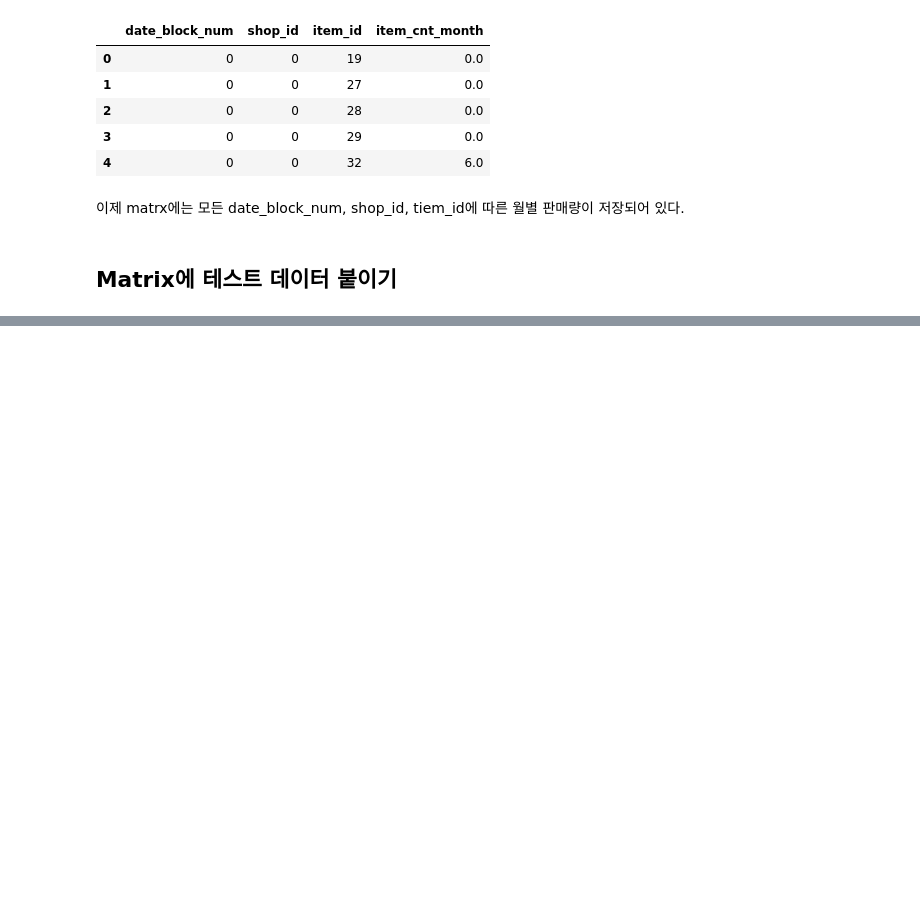
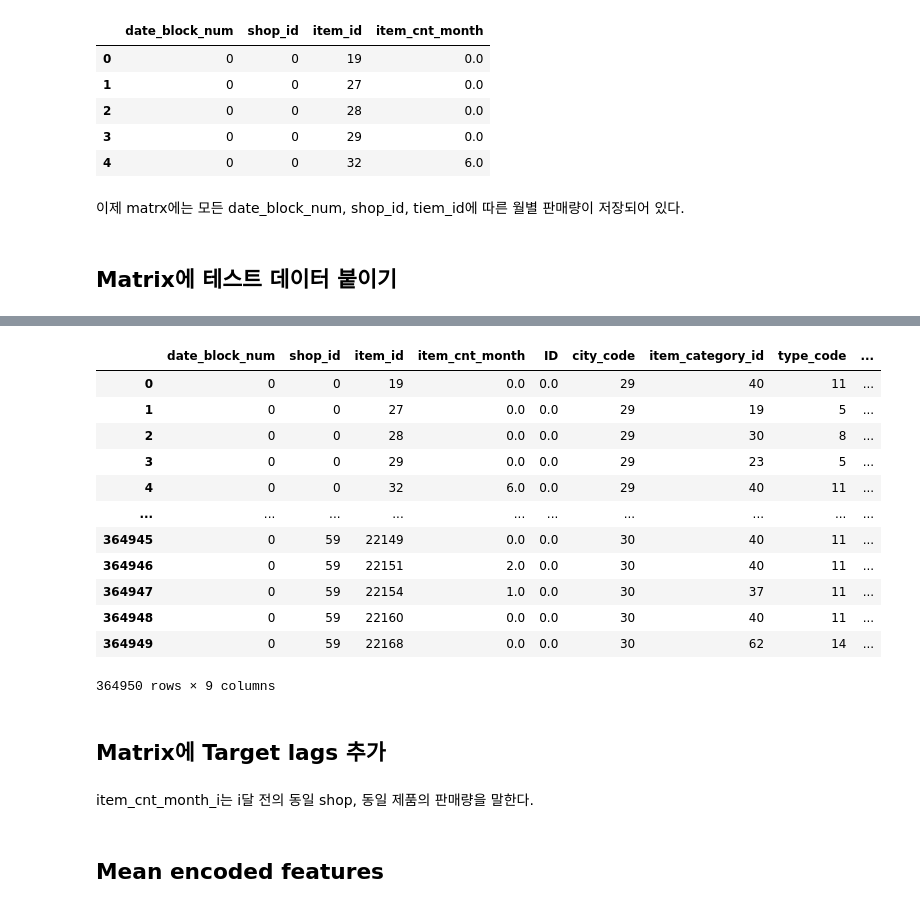
Before and after one commit to InKyuHwang001/Kaggle, a Jupyter notebook: PFS.ipynb, the cells around one changed output, grey strips where cells are left out. Saved outputs shown, nothing was run; the diff lists cells and outputs as text; code cells hidden in the pictures; blank space fills up the shorter version.

```diff
--- a/PFS.ipynb
+++ b/PFS.ipynb
@@ -459,0 +468,7 @@ matrix.head()
+# %%
+df_test['date_block_num'] = 34
+df_test['date_block_num'] = df_test['date_block_num'].astype(np.int8)
+df_test['shop_id'] = df_test['shop_id'].astype(np.int8)
+df_test['item_id'] = df_test['item_id'].astype(np.int16)
+
+df_test.head(2)
@@ -459,0 +479,4 @@ matrix.head()
+# %%
+matrix = pd.concat([matrix, df_test], ignore_index=True, sort=False, keys=cols)
+matrix.fillna(0, inplace=True) # for 34 month
+matrix.head()
@@ -459,0 +503,9 @@ matrix.head()
+# %%
+matrix = pd.merge(matrix, df_shops, on=['shop_id'], how='left')
+matrix = pd.merge(matrix, df_items, on=['item_id'], how='left')
+matrix = pd.merge(matrix, df_item_categories, on=['item_category_id'], how='left')
+matrix['city_code'] = matrix['city_code'].astype(np.int8)
+matrix['item_category_id'] = matrix['item_category_id'].astype(np.int8)
+matrix['type_code'] = matrix['type_code'].astype(np.int8)
+matrix['subtype_code'] = matrix['subtype_code'].astype(np.int8)
+matrix.head()
@@ -459,0 +519,20 @@ matrix.head()
+# %%
+matrix[matrix['date_block_num'] == 0]
+# %% [output]
+|  | date_block_num | shop_id | item_id | item_cnt_month | ID | city_code | item_category_id | type_code | ... |
+| 0 | 0 | 0 | 19 | 0.0 | 0.0 | 29 | 40 | 11 | ... |
+| 1 | 0 | 0 | 27 | 0.0 | 0.0 | 29 | 19 | 5 | ... |
+| 2 | 0 | 0 | 28 | 0.0 | 0.0 | 29 | 30 | 8 | ... |
+| 3 | 0 | 0 | 29 | 0.0 | 0.0 | 29 | 23 | 5 | ... |
+| 4 | 0 | 0 | 32 | 6.0 | 0.0 | 29 | 40 | 11 | ... |
+| ... | ... | ... | ... | ... | ... | ... | ... | ... | ... |
+| 364945 | 0 | 59 | 22149 | 0.0 | 0.0 | 30 | 40 | 11 | ... |
+| 364946 | 0 | 59 | 22151 | 2.0 | 0.0 | 30 | 40 | 11 | ... |
+| 364947 | 0 | 59 | 22154 | 1.0 | 0.0 | 30 | 37 | 11 | ... |
+| 364948 | 0 | 59 | 22160 | 0.0 | 0.0 | 30 | 40 | 11 | ... |
+| 364949 | 0 | 59 | 22168 | 0.0 | 0.0 | 30 | 62 | 14 | ... |
+364950 rows × 9 columns
+# %% [markdown]
+## Matrix에 Target lags 추가
+# %% [markdown]
+item_cnt_month_i는 i달 전의 동일 shop, 동일 제품의 판매량을 말한다.
@@ -459,0 +549,2 @@ matrix.head()
+# %% [markdown]
+## Mean encoded features
```
Also changed, not shown: parts of 76 cells of this notebook.
